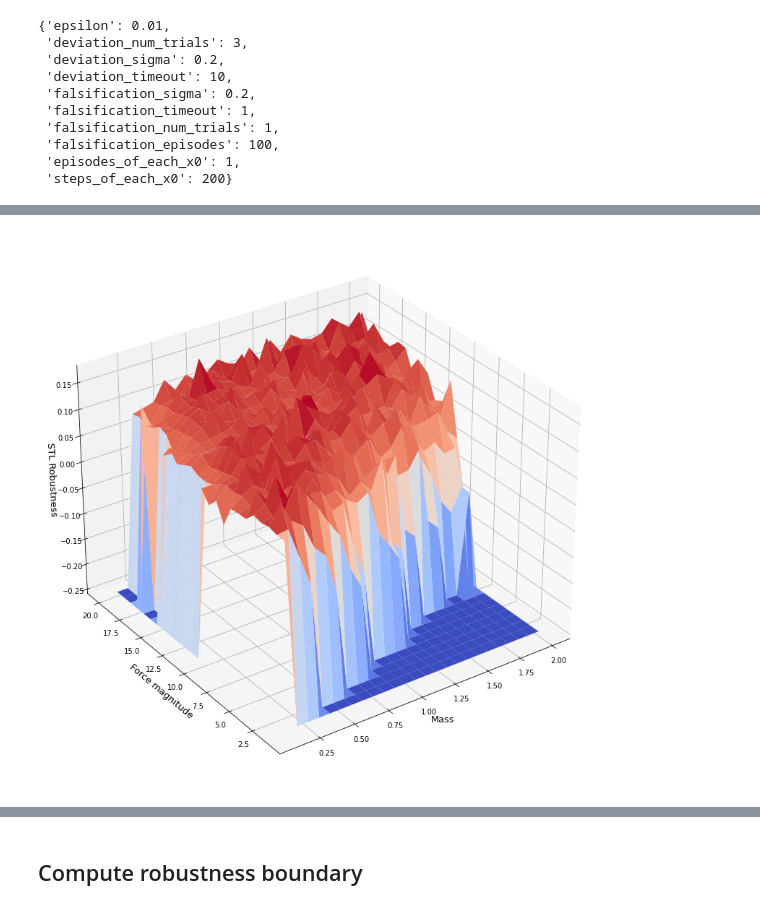
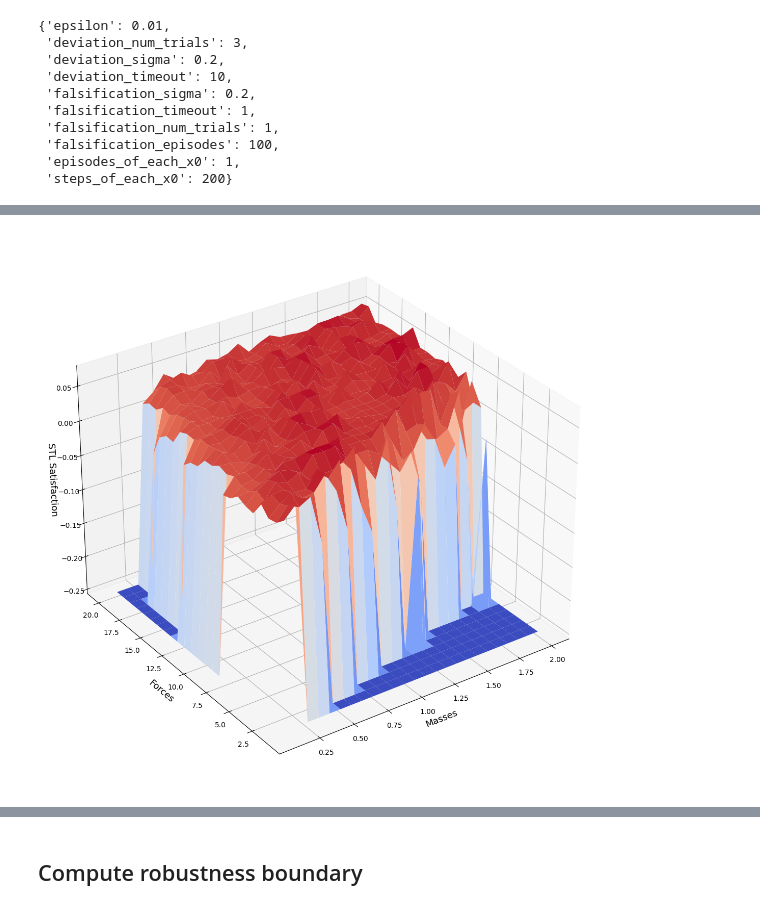
Before and after one commit to SteveZhangBit/STL-Robustness, a Jupyter notebook: cartpole-dqn/CartPole-DQN.ipynb, the cells around one changed output, grey strips where cells are left out. Drawn from its saved outputs; the diff is of its cells as text; code cells hidden in the pictures.

```diff
--- a/cartpole-dqn/CartPole-DQN.ipynb
+++ b/cartpole-dqn/CartPole-DQN.ipynb
@@ -51,7 +51,7 @@ def env_builder(delta):
 # %%
 from stable_baselines3 import DQN
 
-model = DQN.load("best_dqn")
+model = DQN.load("best_dqn_3.7")
 
 agent = {
     # define the action generation function of the given agent
@@ -175,10 +182,8 @@ Initial state: [-0.04935644 -0.04983654 -0.03418737 -0.0372845 ]
 # %%
-ax, masses, forces, grid_data = analysis.grid_plot(masscart, force_mag, 25, 25, x_name="masses", y_name="forces",
-                                                   z_name='STL Robustness')
-ax.set_xlabel('Mass', fontsize=13)
-ax.set_ylabel('Force magnitude', fontsize=13)
+ax, masses, forces, grid_data = analysis.grid_plot(masscart, force_mag, 25, 25, x_name="Masses", y_name="Forces",
+                                                   z_name="STL Satisfaction")
 ax.view_init(30, -125)
-plt.savefig('gifs/robustness-landscape.png')
+plt.savefig('gifs/robustness-landscape.png', bbox_inches='tight')
 plt.show()
 # %% [output]
-[figure, old version]
+[figure, new version]
```
Also changed, not shown: parts of 14 cells of this notebook, 20 other files.
